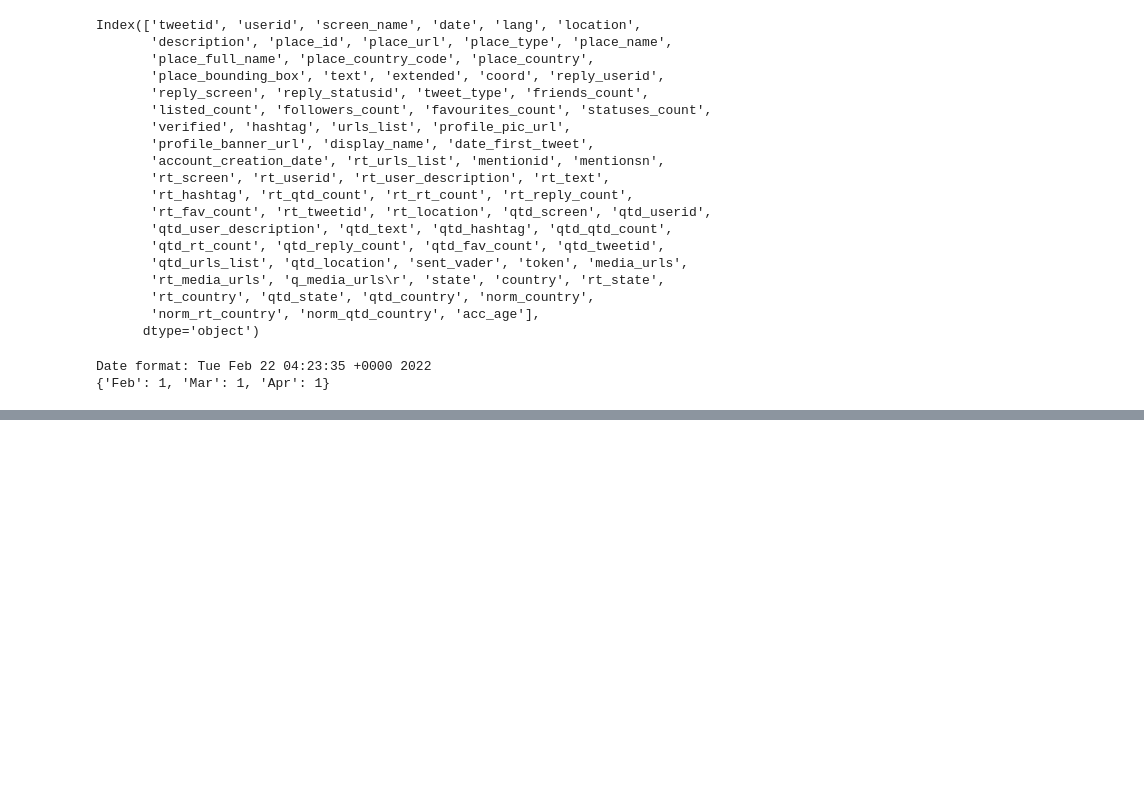
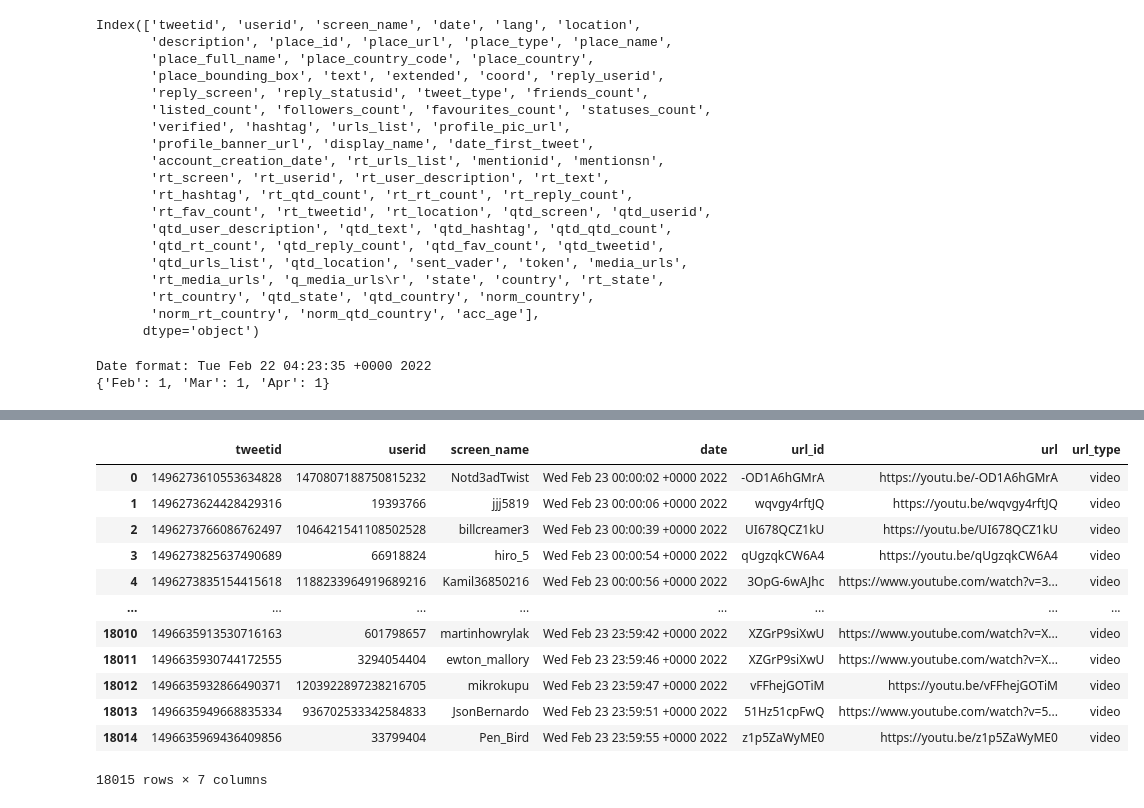
Before and after one commit to MihirS57/Twitter-YouTube-Compile-Monitor, a Jupyter notebook: Twitter-YouTube-Monitoring.ipynb, the cells around one changed output, grey strips where cells are left out. Saved outputs shown, nothing was run; the diff lists cells and outputs as text; code cells hidden in the pictures; blank space fills up the shorter version.

```diff
--- a/Twitter-YouTube-Monitoring.ipynb
+++ b/Twitter-YouTube-Monitoring.ipynb
@@ -157,0 +239,18 @@ Series([], Name: tweetid, dtype: float64)
+# %%
+dated_twitterset = pd.read_csv(f'./datasets/Extracted/{month_query}-{day_query}-{year_query}TW_YTdataset.csv')
+# %%
+dated_twitterset
+# %% [output]
+|  | tweetid | userid | screen_name | date | url_id | url | url_type |
+| 0 | 1496273610553634828 | 1470807188750815232 | Notd3adTwist | Wed Feb 23 00:00:02 +0000 2022 | -OD1A6hGMrA | https://youtu.be/-OD1A6hGMrA | video |
+| 1 | 1496273624428429316 | 19393766 | jjj5819 | Wed Feb 23 00:00:06 +0000 2022 | wqvgy4rftJQ | https://youtu.be/wqvgy4rftJQ | video |
+| 2 | 1496273766086762497 | 1046421541108502528 | billcreamer3 | Wed Feb 23 00:00:39 +0000 2022 | UI678QCZ1kU | https://youtu.be/UI678QCZ1kU | video |
+| 3 | 1496273825637490689 | 66918824 | hiro_5 | Wed Feb 23 00:00:54 +0000 2022 | qUgzqkCW6A4 | https://youtu.be/qUgzqkCW6A4 | video |
+| 4 | 1496273835154415618 | 1188233964919689216 | Kamil36850216 | Wed Feb 23 00:00:56 +0000 2022 | 3OpG-6wAJhc | https://www.youtube.com/watch?v=3... | video |
+| ... | ... | ... | ... | ... | ... | ... | ... |
+| 18010 | 1496635913530716163 | 601798657 | martinhowrylak | Wed Feb 23 23:59:42 +0000 2022 | XZGrP9siXwU | https://www.youtube.com/watch?v=X... | video |
+| 18011 | 1496635930744172555 | 3294054404 | ewton_mallory | Wed Feb 23 23:59:46 +0000 2022 | XZGrP9siXwU | https://www.youtube.com/watch?v=X... | video |
+| 18012 | 1496635932866490371 | 1203922897238216705 | mikrokupu | Wed Feb 23 23:59:47 +0000 2022 | vFFhejGOTiM | https://youtu.be/vFFhejGOTiM | video |
+| 18013 | 1496635949668835334 | 936702533342584833 | JsonBernardo | Wed Feb 23 23:59:51 +0000 2022 | 51Hz51cpFwQ | https://www.youtube.com/watch?v=5... | video |
+| 18014 | 1496635969436409856 | 33799404 | Pen_Bird | Wed Feb 23 23:59:55 +0000 2022 | z1p5ZaWyME0 | https://youtu.be/z1p5ZaWyME0 | video |
+18015 rows × 7 columns
```
Also changed, not shown: parts of 19 cells of this notebook.
